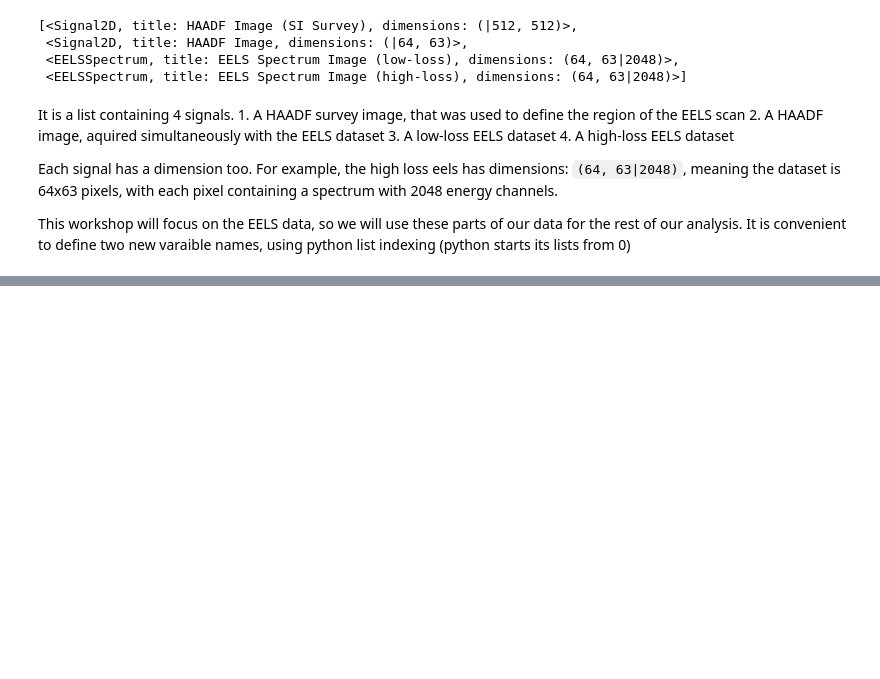
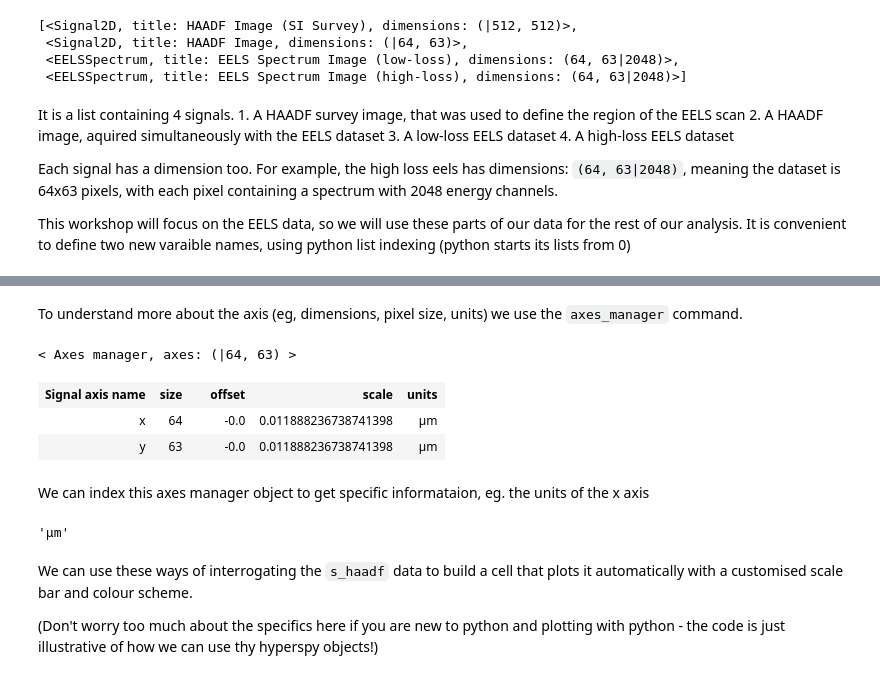
Before and after one commit to NanoPaleoMag/excite_workshop, a Jupyter notebook: hyperspy_workshop/Hyperspy_tutorial.ipynb, the cells around one changed output, grey strips where cells are left out. Drawn from its saved outputs; the diff is of its cells as text; code cells hidden in the pictures; blank space fills up the shorter version.

Commit message:
completed hyperspy notebook

```diff
--- a/hyperspy_workshop/Hyperspy_tutorial.ipynb
+++ b/hyperspy_workshop/Hyperspy_tutorial.ipynb
@@ -25,7 +38,7 @@ hs.__version__
 
 First define a path to our EELS dataset.
 # %%
-file_path = "data/STEM SI.dm4"
+file_path = "hyperspy_data/STEM SI.dm4"
 # %% [markdown]
 Our data is in the gatan `.dm4` file path, which is a common dataset for STEM EELS datasets. Hyperspy can load it using the `hs.load` function.
 
@@ -52,5 +65,7 @@ Each signal has a dimension too. For example, the high loss eels has dimensions:
 
 This workshop will focus on the EELS data, so we will use these parts of our data for the rest of our analysis. It is convenient to define two new varaible names, using python list indexing (python starts its lists from 0)
 # %%
+s_survey = data[0]
+s_haadf = data[1]
 s_ll = data[2]
 s_hl = data[3]
@@ -64,0 +124,19 @@ s_hl
+# %% [markdown]
+To understand more about the axis (eg, dimensions, pixel size, units) we use the `axes_manager` command.
+# %%
+s_haadf.axes_manager
+# %% [output]
+< Axes manager, axes: (|64, 63) >
+| Signal axis name | size |  | offset | scale | units |
+| x | 64 |  | -0.0 | 0.011888236738741398 | µm |
+| y | 63 |  | -0.0 | 0.011888236738741398 | µm |
+# %% [markdown]
+We can index this axes manager object to get specific informataion, eg. the units of the x axis
+# %%
+s_haadf.axes_manager.signal_axes[0].units
+# %% [output]
+'µm'
+# %% [markdown]
+We can use these ways of interrogating the `s_haadf` data to build a cell that plots it automatically with a customised scale bar and colour scheme.
+
+(Don't worry too much about the specifics here if you are new to python and plotting with python - the code is just illustrative of how we can use thy hyperspy objects!)
```
Also changed, not shown: parts of 95 cells of this notebook, 7 other files.
